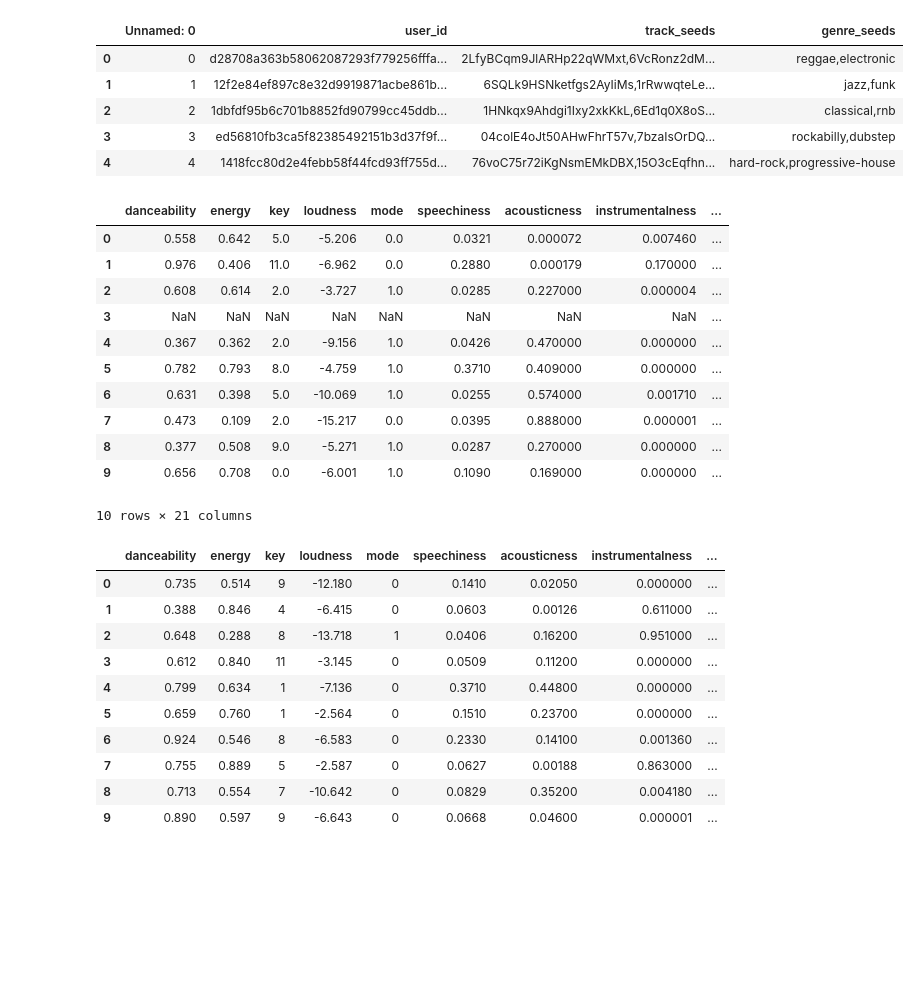
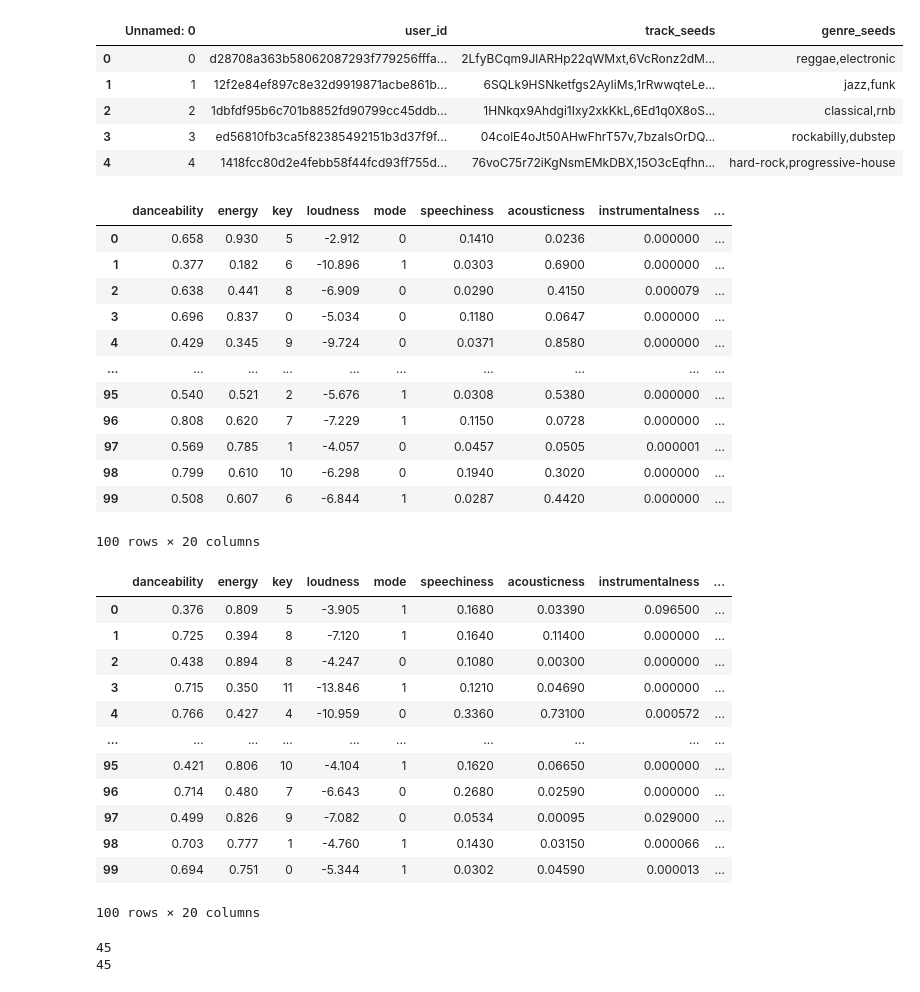
Before and after one commit to bocsardigergely/dss-group-assignment, a Jupyter notebook: API_Testing_Ground.ipynb, the cells around one changed output. Saved outputs shown, nothing was run; the diff lists cells and outputs as text; code cells hidden in the pictures; blank space fills up the shorter version.

Commit message:
Add recursive trying for getRecommendations

```diff
--- a/API_Testing_Ground.ipynb
+++ b/API_Testing_Ground.ipynb
@@ -112,43 +112,54 @@ seeds_diverse.head()
 # %%
 from tqdm import tqdm
 diverse_recs = []
 for index, row in tqdm(seeds_diverse.iterrows(), total= len(seeds_diverse)):
-    recs = api.getRecommendations(seed_tracks=row['track_seeds'], seed_genres=row['genre_seeds'])
-    diverse_recs.append(convertResponseToDf(recs, row['user_id']))
+    recs = api.getRecommendations(seed_tracks=row['track_seeds'], seed_genres=row['genre_seeds'], limit=100)
+    if recs != 'Error':
+        diverse_recs.append(convertResponseToDf(recs, row['user_id']))
 diverse_recs[0]
 # %% [output]
 |  | danceability | energy | key | loudness | mode | speechiness | acousticness | instrumentalness | ... |
-| 0 | 0.558 | 0.642 | 5.0 | -5.206 | 0.0 | 0.0321 | 0.000072 | 0.007460 | ... |
-| 1 | 0.976 | 0.406 | 11.0 | -6.962 | 0.0 | 0.2880 | 0.000179 | 0.170000 | ... |
-| 2 | 0.608 | 0.614 | 2.0 | -3.727 | 1.0 | 0.0285 | 0.227000 | 0.000004 | ... |
-| 3 | NaN | NaN | NaN | NaN | NaN | NaN | NaN | NaN | ... |
-| 4 | 0.367 | 0.362 | 2.0 | -9.156 | 1.0 | 0.0426 | 0.470000 | 0.000000 | ... |
-| 5 | 0.782 | 0.793 | 8.0 | -4.759 | 1.0 | 0.3710 | 0.409000 | 0.000000 | ... |
-| 6 | 0.631 | 0.398 | 5.0 | -10.069 | 1.0 | 0.0255 | 0.574000 | 0.001710 | ... |
-| 7 | 0.473 | 0.109 | 2.0 | -15.217 | 0.0 | 0.0395 | 0.888000 | 0.000001 | ... |
-| 8 | 0.377 | 0.508 | 9.0 | -5.271 | 1.0 | 0.0287 | 0.270000 | 0.000000 | ... |
-| 9 | 0.656 | 0.708 | 0.0 | -6.001 | 1.0 | 0.1090 | 0.169000 | 0.000000 | ... |
+| 0 | 0.658 | 0.930 | 5 | -2.912 | 0 | 0.1410 | 0.0236 | 0.000000 | ... |
+| 1 | 0.377 | 0.182 | 6 | -10.896 | 1 | 0.0303 | 0.6900 | 0.000000 | ... |
+| 2 | 0.638 | 0.441 | 8 | -6.909 | 0 | 0.0290 | 0.4150 | 0.000079 | ... |
+| 3 | 0.696 | 0.837 | 0 | -5.034 | 0 | 0.1180 | 0.0647 | 0.000000 | ... |
+| 4 | 0.429 | 0.345 | 9 | -9.724 | 0 | 0.0371 | 0.8580 | 0.000000 | ... |
+| ... | ... | ... | ... | ... | ... | ... | ... | ... | ... |
+| 95 | 0.540 | 0.521 | 2 | -5.676 | 1 | 0.0308 | 0.5380 | 0.000000 | ... |
+| 96 | 0.808 | 0.620 | 7 | -7.229 | 1 | 0.1150 | 0.0728 | 0.000000 | ... |
+| 97 | 0.569 | 0.785 | 1 | -4.057 | 0 | 0.0457 | 0.0505 | 0.000001 | ... |
+| 98 | 0.799 | 0.610 | 10 | -6.298 | 0 | 0.1940 | 0.3020 | 0.000000 | ... |
+| 99 | 0.508 | 0.607 | 6 | -6.844 | 1 | 0.0287 | 0.4420 | 0.000000 | ... |
-10 rows × 21 columns
+100 rows × 20 columns
 # %%
 # TODO handle 0 seeds
 from tqdm import tqdm
 non_diverse_recs = []
 for index, row in tqdm(seeds_non_diverse.iterrows(), total= len(seeds_non_diverse)):
-    recs = api.getRecommendations(seed_tracks=row['track_seeds'], seed_genres=row['genre_seeds'])
-    non_diverse_recs.append(convertResponseToDf(recs, row['user_id']))
+    recs = api.getRecommendations(seed_tracks=row['track_seeds'], seed_genres=row['genre_seeds'], limit=100)
+    if recs != 'Error':
+        non_diverse_recs.append(convertResponseToDf(recs, row['user_id']))
 non_diverse_recs[0]
 # %% [output]
 |  | danceability | energy | key | loudness | mode | speechiness | acousticness | instrumentalness | ... |
-| 0 | 0.735 | 0.514 | 9 | -12.180 | 0 | 0.1410 | 0.02050 | 0.000000 | ... |
-| 1 | 0.388 | 0.846 | 4 | -6.415 | 0 | 0.0603 | 0.00126 | 0.611000 | ... |
-| 2 | 0.648 | 0.288 | 8 | -13.718 | 1 | 0.0406 | 0.16200 | 0.951000 | ... |
-| 3 | 0.612 | 0.840 | 11 | -3.145 | 0 | 0.0509 | 0.11200 | 0.000000 | ... |
-| 4 | 0.799 | 0.634 | 1 | -7.136 | 0 | 0.3710 | 0.44800 | 0.000000 | ... |
-| 5 | 0.659 | 0.760 | 1 | -2.564 | 0 | 0.1510 | 0.23700 | 0.000000 | ... |
-| 6 | 0.924 | 0.546 | 8 | -6.583 | 0 | 0.2330 | 0.14100 | 0.001360 | ... |
-| 7 | 0.755 | 0.889 | 5 | -2.587 | 0 | 0.0627 | 0.00188 | 0.863000 | ... |
-| 8 | 0.713 | 0.554 | 7 | -10.642 | 0 | 0.0829 | 0.35200 | 0.004180 | ... |
-| 9 | 0.890 | 0.597 | 9 | -6.643 | 0 | 0.0668 | 0.04600 | 0.000001 | ... |
+| 0 | 0.376 | 0.809 | 5 | -3.905 | 1 | 0.1680 | 0.03390 | 0.096500 | ... |
+| 1 | 0.725 | 0.394 | 8 | -7.120 | 1 | 0.1640 | 0.11400 | 0.000000 | ... |
+| 2 | 0.438 | 0.894 | 8 | -4.247 | 0 | 0.1080 | 0.00300 | 0.000000 | ... |
+| 3 | 0.715 | 0.350 | 11 | -13.846 | 1 | 0.1210 | 0.04690 | 0.000000 | ... |
+| 4 | 0.766 | 0.427 | 4 | -10.959 | 0 | 0.3360 | 0.73100 | 0.000572 | ... |
+| ... | ... | ... | ... | ... | ... | ... | ... | ... | ... |
+| 95 | 0.421 | 0.806 | 10 | -4.104 | 1 | 0.1620 | 0.06650 | 0.000000 | ... |
+| 96 | 0.714 | 0.480 | 7 | -6.643 | 0 | 0.2680 | 0.02590 | 0.000000 | ... |
+| 97 | 0.499 | 0.826 | 9 | -7.082 | 0 | 0.0534 | 0.00095 | 0.029000 | ... |
+| 98 | 0.703 | 0.777 | 1 | -4.760 | 1 | 0.1430 | 0.03150 | 0.000066 | ... |
+| 99 | 0.694 | 0.751 | 0 | -5.344 | 1 | 0.0302 | 0.04590 | 0.000013 | ... |
+100 rows × 20 columns
+# %%
+print(len(diverse_recs))
+print(len(non_diverse_recs))
+# %% [output]
+45
+45
 # %%
 # Save it all!
 diverse_df = pd.concat(diverse_recs)
```
Also changed, not shown: parts of 1 cell of this notebook, 1 other file.
